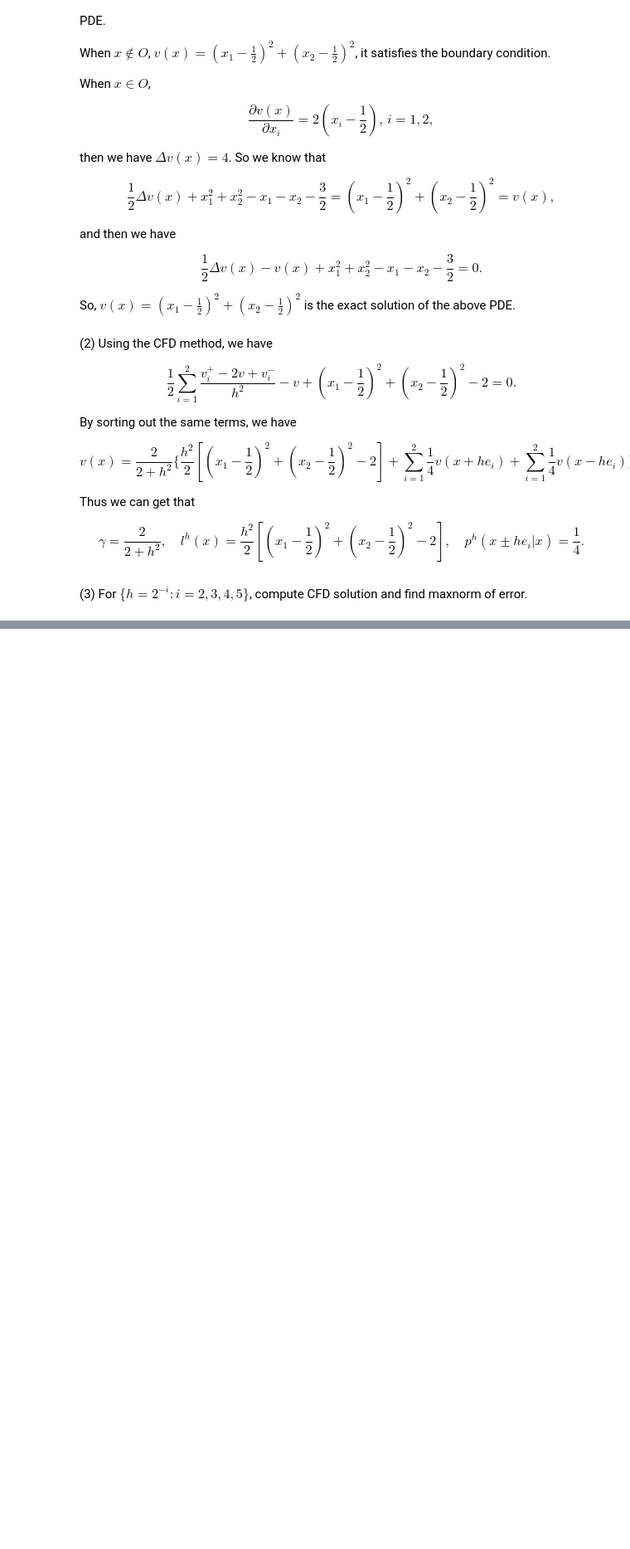
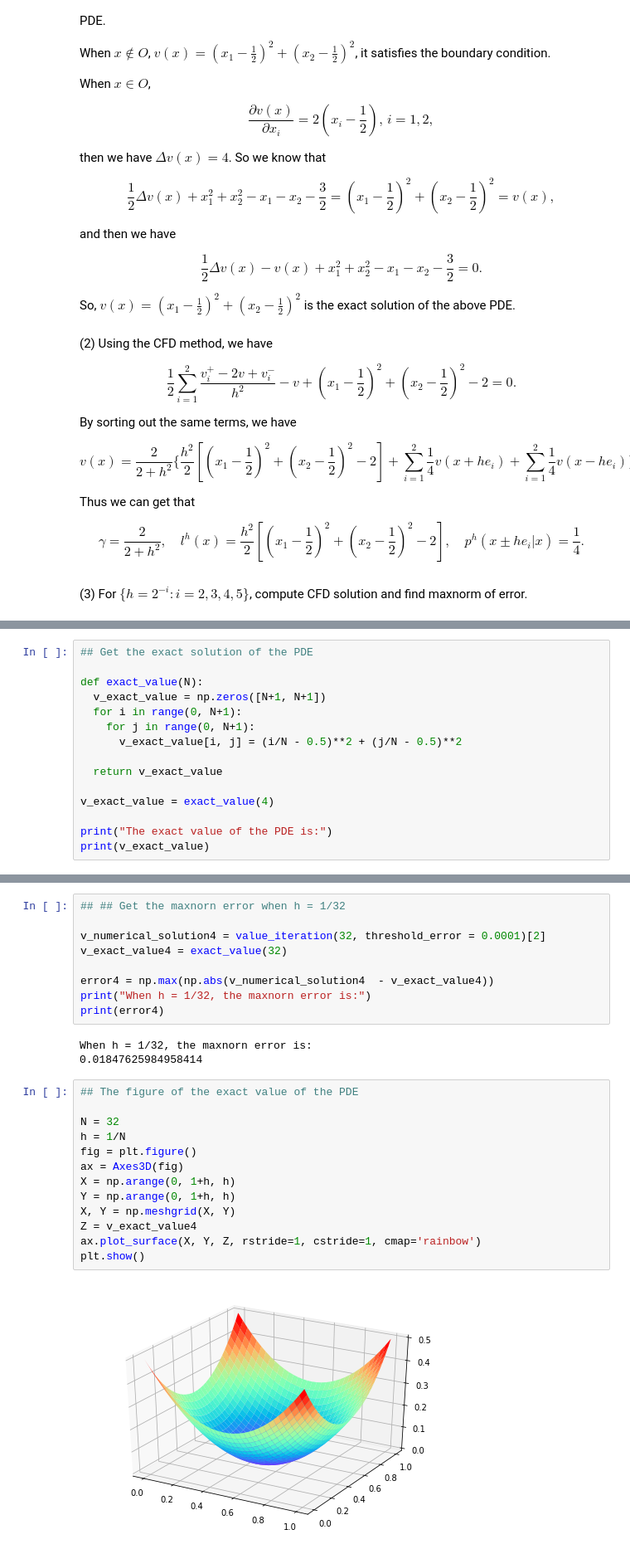
Before and after one commit to JiaminJIAN/20MA573, a Jupyter notebook: src/Value_iteration_on_2d_BVP.ipynb, the cells around one changed output, grey strips where cells are left out. Shown at 83% size. Cells and saved outputs as stored; diff of their text form; blank space fills up the shorter version.

```diff
--- a/src/Value_iteration_on_2d_BVP.ipynb
+++ b/src/Value_iteration_on_2d_BVP.ipynb
@@ -96,0 +228,15 @@ $$\gamma = \frac{2}{2+h^{2}}, \quad l^{h}(x) = \frac{h^{2}}{2} [(x_{1} - \frac{1
+# %%
+## Get the exact solution of the PDE
+
+def exact_value(N):
+  v_exact_value = np.zeros([N+1, N+1])
+  for i in range(0, N+1):
+    for j in range(0, N+1):
+      v_exact_value[i, j] = (i/N - 0.5)**2 + (j/N - 0.5)**2
+
+  return v_exact_value
+
+v_exact_value = exact_value(4)
+
+print("The exact value of the PDE is:")
+print(v_exact_value)
@@ -96,0 +285,27 @@ $$\gamma = \frac{2}{2+h^{2}}, \quad l^{h}(x) = \frac{h^{2}}{2} [(x_{1} - \frac{1
+# %%
+## ## Get the maxnorn error when h = 1/32
+
+v_numerical_solution4 = value_iteration(32, threshold_error = 0.0001)[2]
+v_exact_value4 = exact_value(32)
+
+error4 = np.max(np.abs(v_numerical_solution4  - v_exact_value4))
+print("When h = 1/32, the maxnorn error is:")
+print(error4)
+# %% [output]
+When h = 1/32, the maxnorn error is:
+0.01847625984958414
+# %%
+## The figure of the exact value of the PDE
+
+N = 32
+h = 1/N
+fig = plt.figure()
+ax = Axes3D(fig)
+X = np.arange(0, 1+h, h)
+Y = np.arange(0, 1+h, h)
+X, Y = np.meshgrid(X, Y)
+Z = v_exact_value4
+ax.plot_surface(X, Y, Z, rstride=1, cstride=1, cmap='rainbow')
+plt.show()
+# %% [output]
+[figure, added]
```
Also changed, not shown: parts of 20 cells of this notebook.
